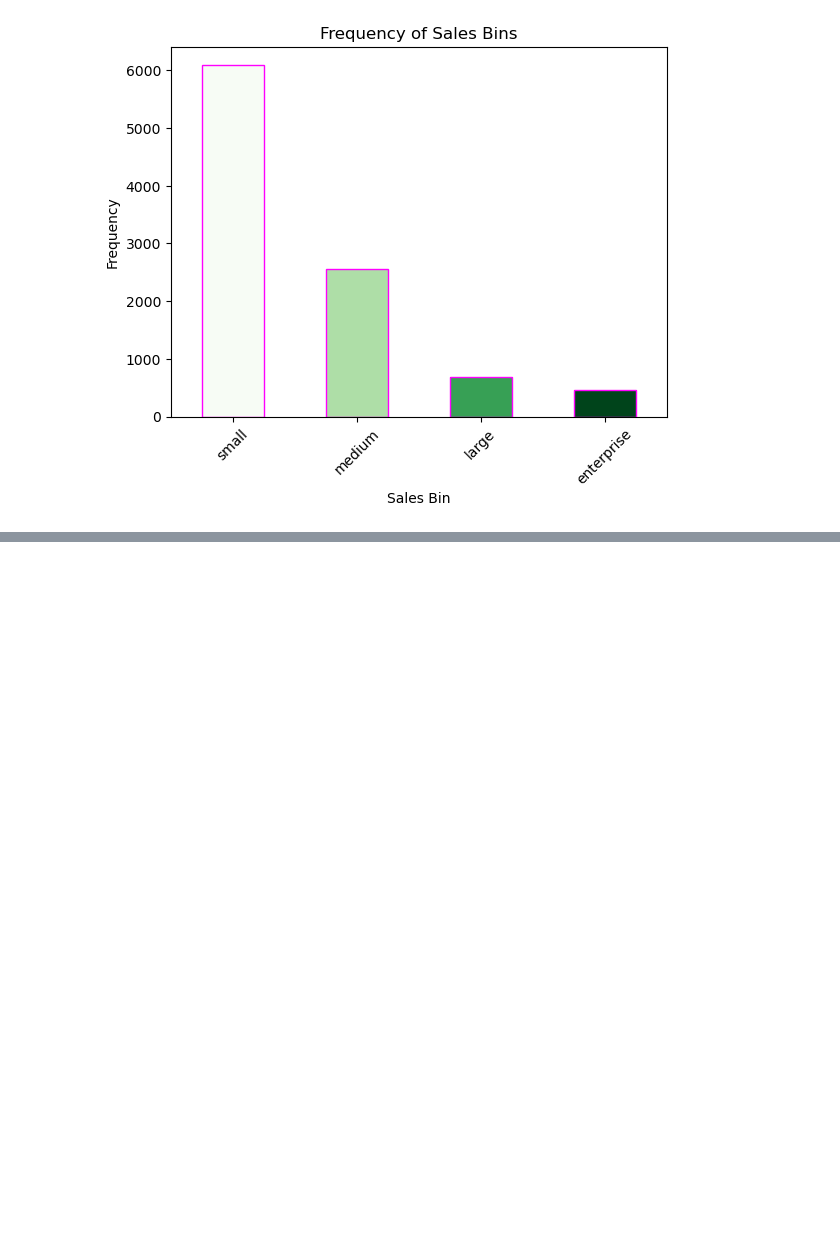
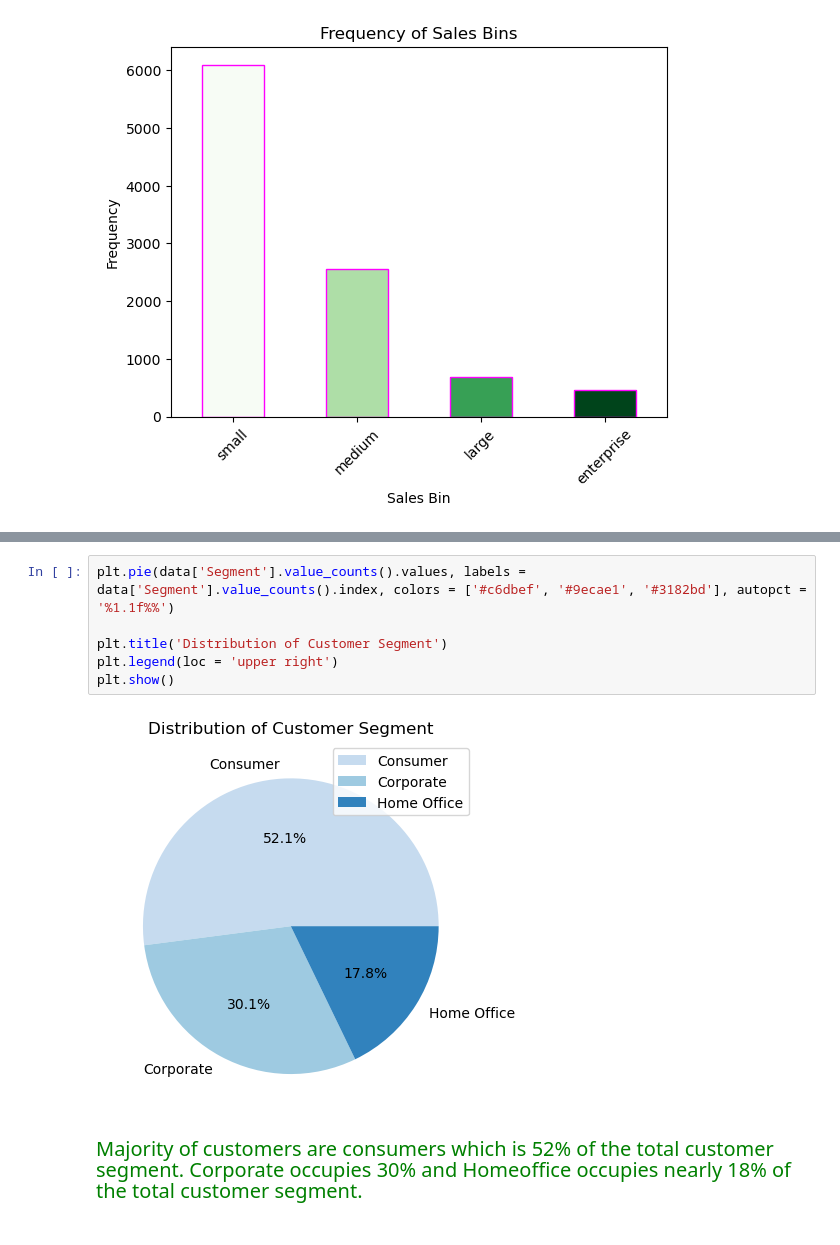
Before and after one commit to Kartika-Nidhi/DS_projects, a Jupyter notebook: SuperstoreSalesAnalysis.ipynb, the cells around one changed output, grey strips where cells are left out. Drawn from its saved outputs; the diff is of its cells as text; blank space fills up the shorter version.

```diff
--- a/SuperstoreSalesAnalysis.ipynb
+++ b/SuperstoreSalesAnalysis.ipynb
@@ -186,0 +240,12 @@ Categories (4, object): ['small' < 'medium' < 'large' < 'enterprise']
+# %%
+plt.pie(data['Segment'].value_counts().values, labels = data['Segment'].value_counts().index, colors = ['#c6dbef', '#9ecae1', '#3182bd'], autopct = '%1.1f%%')
+
+plt.title('Distribution of Customer Segment')
+plt.legend(loc = 'upper right')
+plt.show()
+# %% [output]
+[figure, added]
+# %% [markdown]
+<div style = "color:green; font-size:20px">Majority of customers are consumers which is  52% of the total customer segment. Corporate occupies 30% and Homeoffice occupies nearly 18% of the total customer segment.
+# %% [markdown]
+<div>
```
Also changed, not shown: parts of 12 cells of this notebook.
